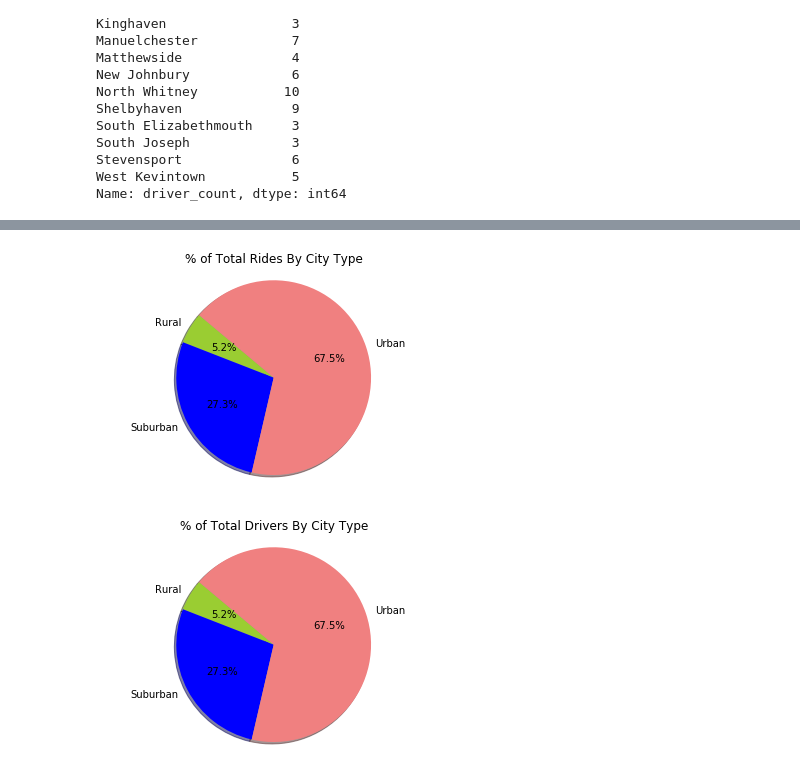
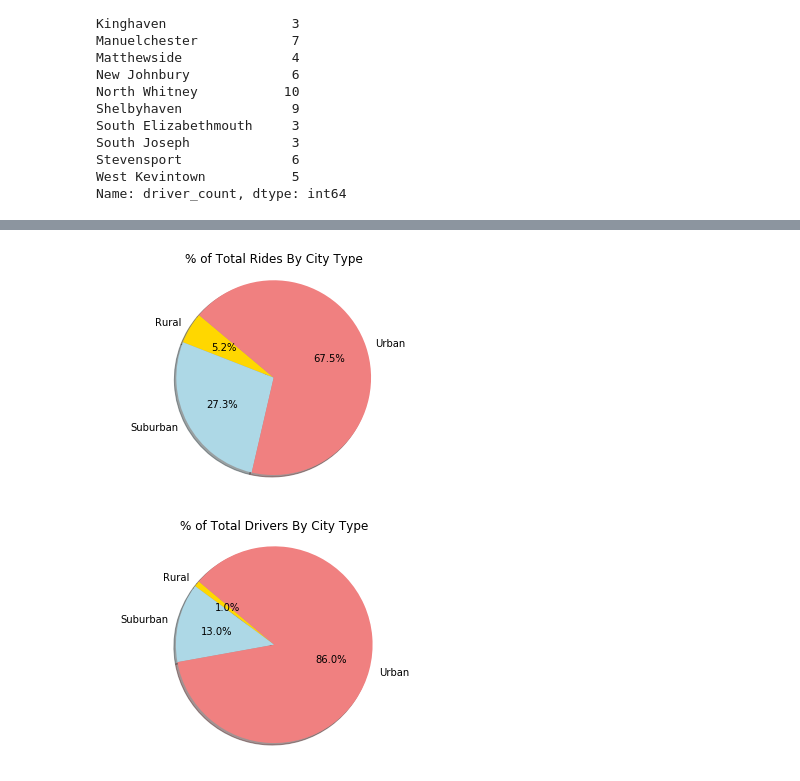
Before and after one commit to anujpandya3105/matplotlibAssigment, a Jupyter notebook: Pyber3.ipynb, the cells around one changed output, grey strips where cells are left out. Drawn from its saved outputs; the diff is of its cells as text; code cells hidden in the pictures.

```diff
--- a/Pyber3.ipynb
+++ b/Pyber3.ipynb
@@ -210,11 +220,12 @@ tot_rides_by_city_type_group = city_ride_data.groupby("type")
 percent_total_rides_by_city_type = (tot_rides_by_city_type_group["ride_id"].count() / city_ride_data["ride_id"].count()) * 100
 percent_total_rides_by_city_type
 
+#Question - do we really need to convert to a dataframe?
 tot_rides_by_city_type_summary = pd.DataFrame ({"Percentage" : percent_total_rides_by_city_type })
 tot_rides_by_city_type_summary = tot_rides_by_city_type_summary.reset_index()
 tot_rides_by_city_type_summary.head()
 
-colors = ["yellowgreen", "blue", "lightcoral"]
+colors = ["gold", "lightblue", "lightcoral"]
 explode = (0, 0, 0)
 plt.pie(tot_rides_by_city_type_summary['Percentage'], explode=explode, labels=tot_rides_by_city_type_summary['type'], colors=colors,
        autopct="%1.1f%%", shadow=True, startangle=140)
@@ -225,28 +236,28 @@ plt.title("% of Total Rides By City Type")
 
 plt.show()
 # %% [output]
-[figure, old version]
+[figure, new version]
 # %%
 #
 #Total Drivers Per City Type
 #
 tot_drivers_by_city_type_group = city_ride_data.groupby("type")
-percent_drivers_by_city_type = (tot_drivers_by_city_type_group["driver_count"].count() / city_ride_data["driver_count"].count()) * 100
+percent_drivers_by_city_type = (tot_drivers_by_city_type_group["driver_count"].sum() / city_ride_data["driver_count"].sum()) * 100
 percent_drivers_by_city_type
 
 tot_drivers_by_city_type_summary = pd.DataFrame ({"Percentage" : percent_drivers_by_city_type })
 tot_drivers_by_city_type_summary = tot_drivers_by_city_type_summary.reset_index()
 tot_drivers_by_city_type_summary.head()
 
-colors = ["yellowgreen", "blue", "lightcoral"]
+colors = ["gold", "lightblue", "lightcoral"]
 explode = (0, 0, 0)
 plt.pie(tot_drivers_by_city_type_summary['Percentage'], explode=explode, labels=tot_drivers_by_city_type_summary['type'], colors=colors,
        autopct="%1.1f%%", shadow=True, startangle=140)
 #Tells matplotlib that we want a pie chart with equal axes
 plt.axis("equal")
 
 plt.title("% of Total Drivers By City Type")
 
 plt.show()
 # %% [output]
-[figure, old version]
+[figure, new version]
```
Also changed, not shown: parts of 5 cells of this notebook.
